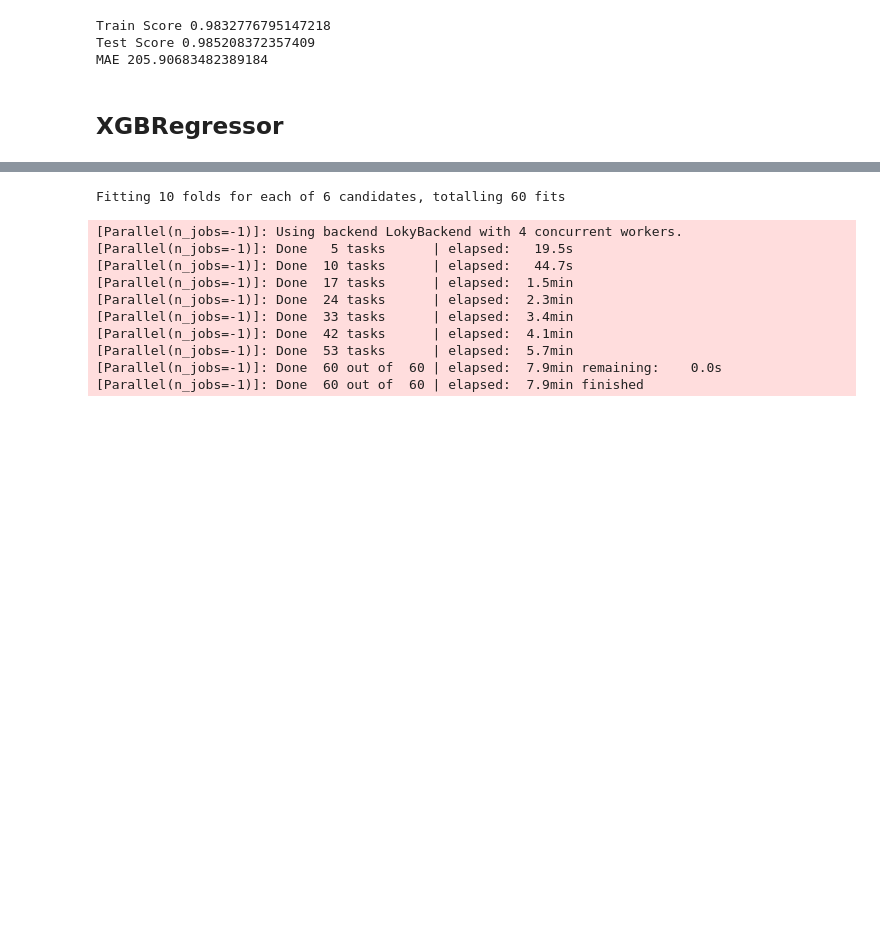
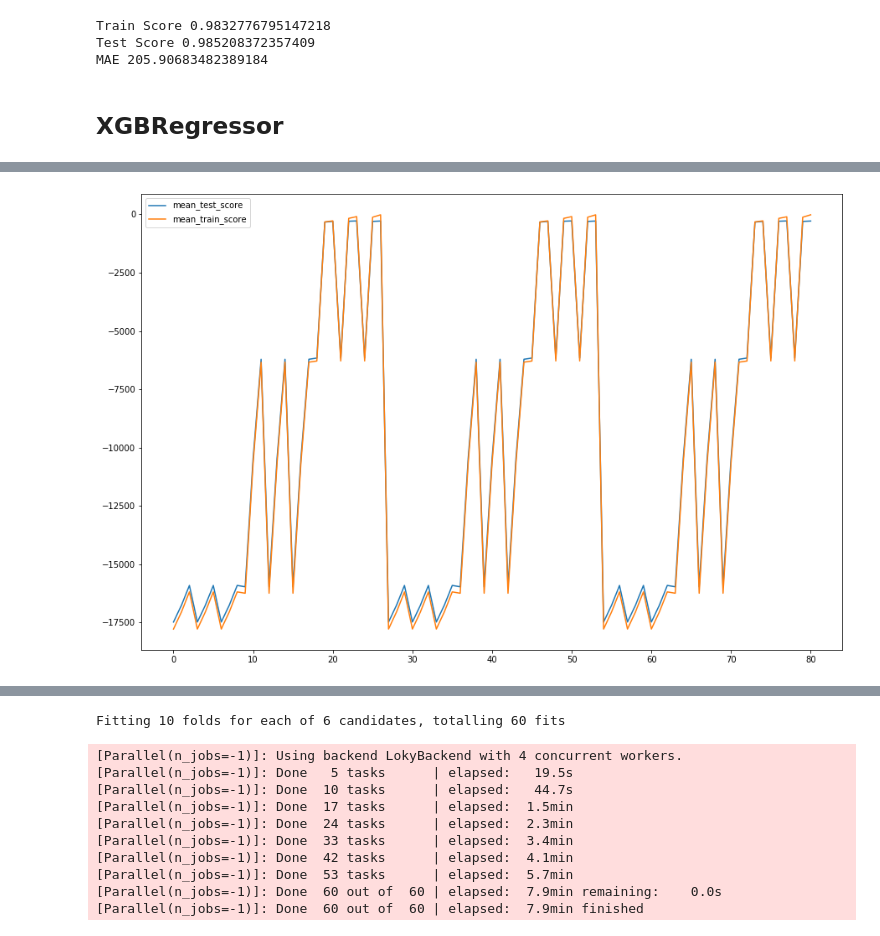
Before and after one commit to camadi/Ontario_Hourly_Electricity_Demand_Forecast, a Jupyter notebook: src/market_demand_prediction.ipynb, the cells around one changed output, grey strips where cells are left out. Saved outputs shown, nothing was run; the diff lists cells and outputs as text; code cells hidden in the pictures; blank space fills up the shorter version.

```diff
--- a/src/market_demand_prediction.ipynb
+++ b/src/market_demand_prediction.ipynb
@@ -1037,0 +1120,6 @@ xgb_tuned = XGBRegressor()
+# %%
+cv_results = pd.DataFrame(xgb_grid.cv_results_)
+# %%
+cv_results[['mean_test_score', 'mean_train_score']].plot(figsize=(15, 10));
+# %% [output]
+[figure, added]
```
Also changed, not shown: parts of 12 cells of this notebook.
